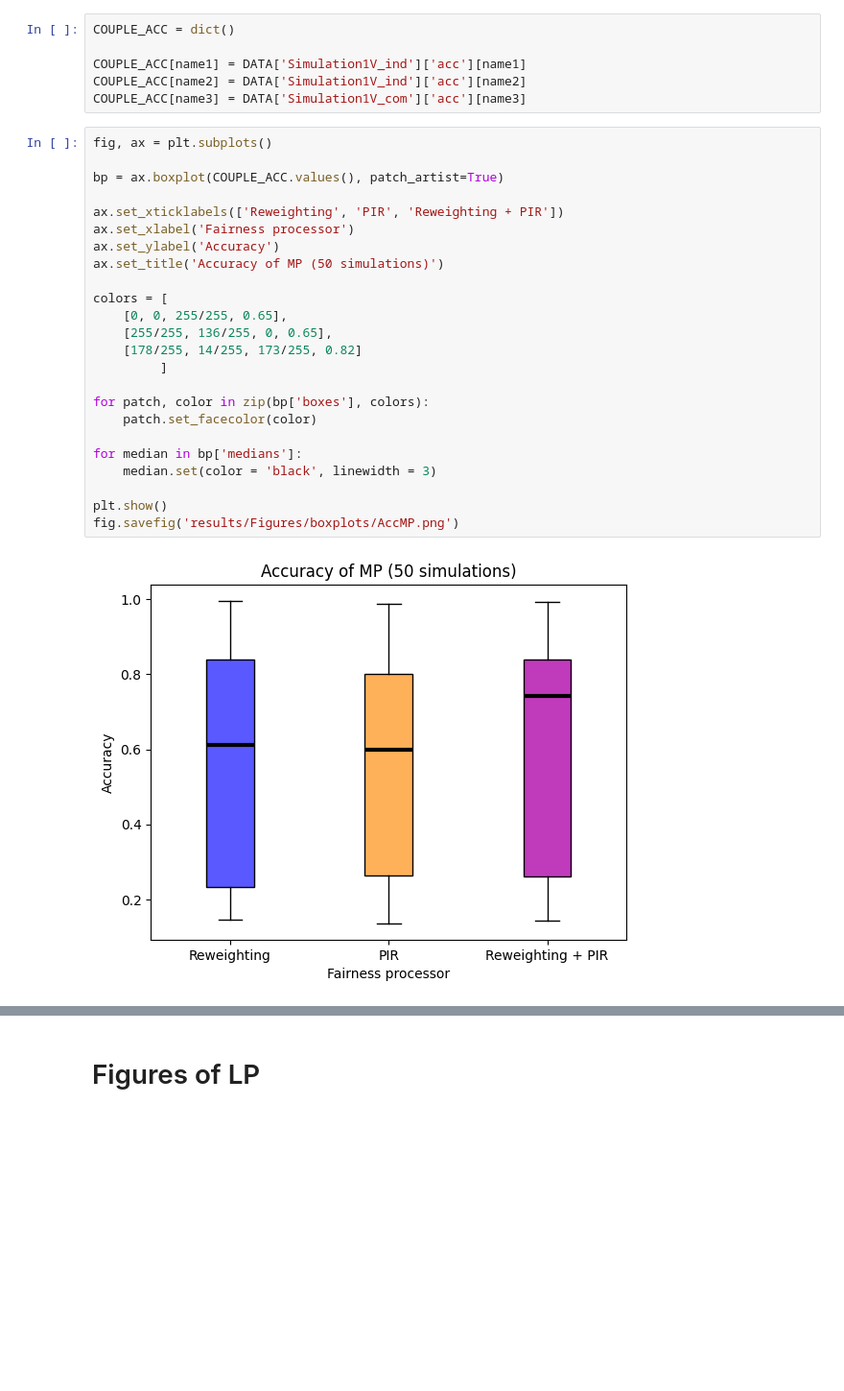
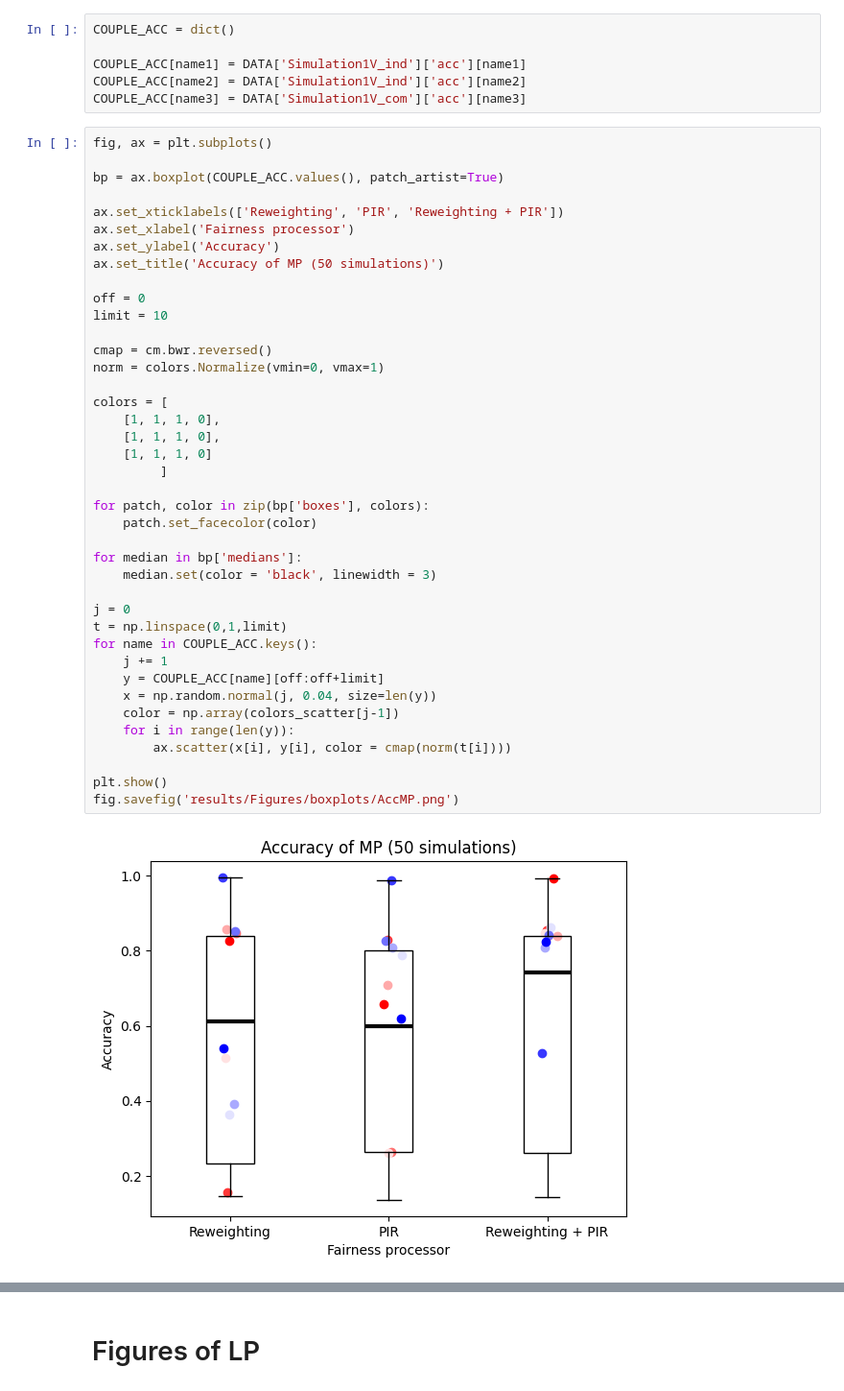
Before and after one commit to arturo-perez-peralta/FairMLIntegration, a Jupyter notebook: MassiveSimulationFigures.ipynb, the cells around one changed output, grey strips where cells are left out. Shown at 96% size. Saved outputs shown, nothing was run; the diff lists cells and outputs as text; blank space fills up the shorter version.

```diff
--- a/MassiveSimulationFigures.ipynb
+++ b/MassiveSimulationFigures.ipynb
@@ -70,29 +73,45 @@ COUPLE_ACC[name3] = DATA['Simulation1V_com']['acc'][name3]
 # %%
 fig, ax = plt.subplots()
 
 bp = ax.boxplot(COUPLE_ACC.values(), patch_artist=True)
 
 ax.set_xticklabels(['Reweighting', 'PIR', 'Reweighting + PIR'])
 ax.set_xlabel('Fairness processor')
 ax.set_ylabel('Accuracy')
 ax.set_title('Accuracy of MP (50 simulations)')
 
+off = 0
+limit = 10
+
+cmap = cm.bwr.reversed()
+norm = colors.Normalize(vmin=0, vmax=1)
+
 colors = [
-    [0, 0, 255/255, 0.65],
-    [255/255, 136/255, 0, 0.65],
-    [178/255, 14/255, 173/255, 0.82]
+    [1, 1, 1, 0],
+    [1, 1, 1, 0],
+    [1, 1, 1, 0]
          ]
 
 for patch, color in zip(bp['boxes'], colors):
     patch.set_facecolor(color)
 
 for median in bp['medians']:
     median.set(color = 'black', linewidth = 3)
 
+j = 0
+t = np.linspace(0,1,limit)
+for name in COUPLE_ACC.keys():
+    j += 1
+    y = COUPLE_ACC[name][off:off+limit]
+    x = np.random.normal(j, 0.04, size=len(y))
+    color = np.array(colors_scatter[j-1])
+    for i in range(len(y)):
+        ax.scatter(x[i], y[i], color = cmap(norm(t[i])))
+
 plt.show()
 fig.savefig('results/Figures/boxplots/AccMP.png')
 # %% [output]
-[figure, old version]
+[figure, new version]
 # %%
 fig, ax = plt.subplots()
 
```
Also changed, not shown: parts of 6 cells of this notebook.
